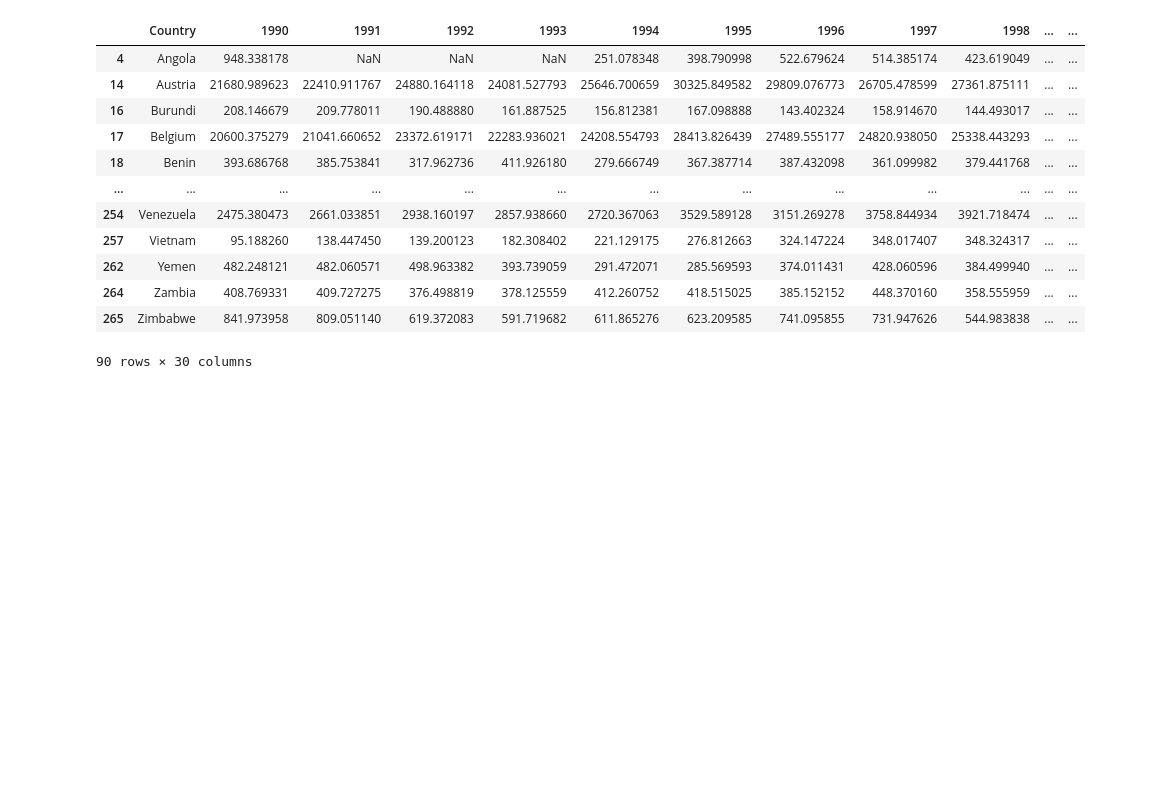
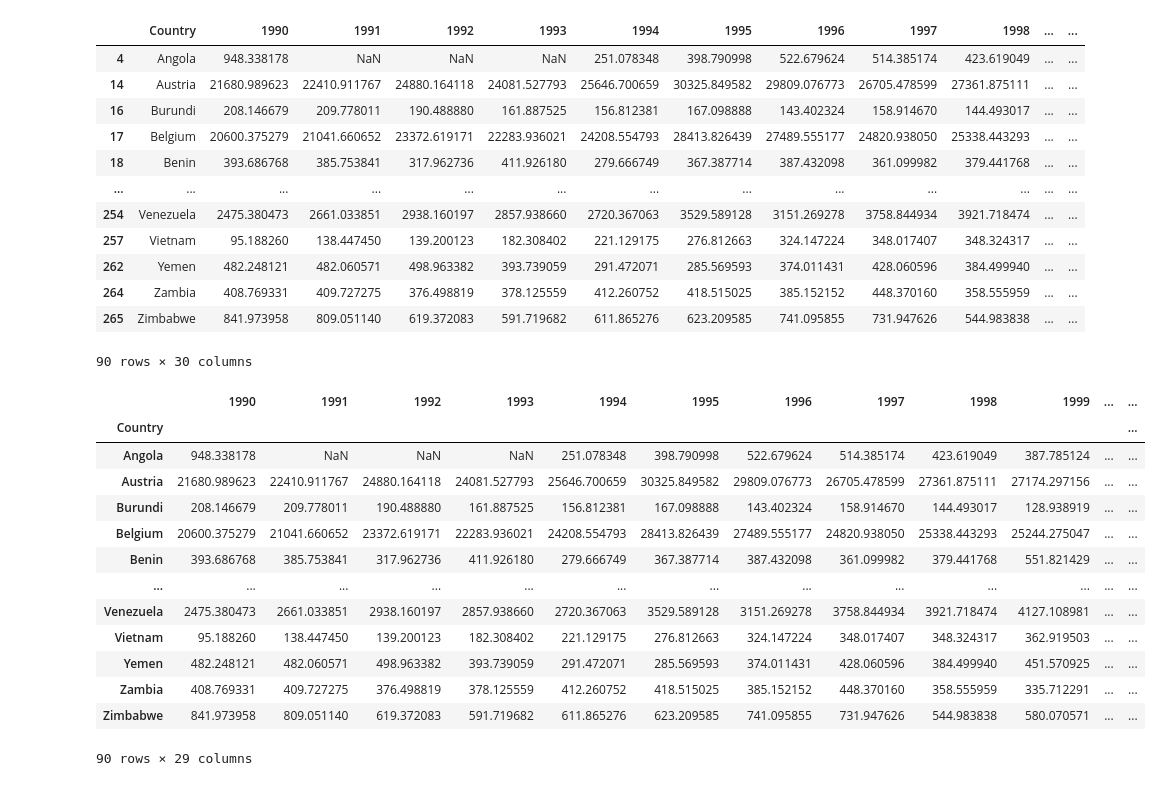
Before and after one commit to d0rtilla/Project-2-ETL, a Jupyter notebook: Coffee-Cleanup.ipynb, the cells around one changed output. Drawn from its saved outputs; the diff is of its cells as text; code cells hidden in the pictures; blank space fills up the shorter version.

Commit message:
changed file name for concat_consumption, trimmped_gdp and set indices to country name

```diff
--- a/Coffee-Cleanup.ipynb
+++ b/Coffee-Cleanup.ipynb
@@ -255,3 +255,20 @@ gdp_trimmed
 | 264 | Zambia | 408.769331 | 409.727275 | 376.498819 | 378.125559 | 412.260752 | 418.515025 | 385.152152 | 448.370160 | 358.555959 | ... | ... |
 | 265 | Zimbabwe | 841.973958 | 809.051140 | 619.372083 | 591.719682 | 611.865276 | 623.209585 | 741.095855 | 731.947626 | 544.983838 | ... | ... |
 90 rows × 30 columns
+# %%
+gdp_trimmed.set_index('Country')
+# %% [output]
+|  | 1990 | 1991 | 1992 | 1993 | 1994 | 1995 | 1996 | 1997 | 1998 | 1999 | ... | ... |
+| Country |  |  |  |  |  |  |  |  |  |  |  | ... |
+| Angola | 948.338178 | NaN | NaN | NaN | 251.078348 | 398.790998 | 522.679624 | 514.385174 | 423.619049 | 387.785124 | ... | ... |
+| Austria | 21680.989623 | 22410.911767 | 24880.164118 | 24081.527793 | 25646.700659 | 30325.849582 | 29809.076773 | 26705.478599 | 27361.875111 | 27174.297156 | ... | ... |
+| Burundi | 208.146679 | 209.778011 | 190.488880 | 161.887525 | 156.812381 | 167.098888 | 143.402324 | 158.914670 | 144.493017 | 128.938919 | ... | ... |
+| Belgium | 20600.375279 | 21041.660652 | 23372.619171 | 22283.936021 | 24208.554793 | 28413.826439 | 27489.555177 | 24820.938050 | 25338.443293 | 25244.275047 | ... | ... |
+| Benin | 393.686768 | 385.753841 | 317.962736 | 411.926180 | 279.666749 | 367.387714 | 387.432098 | 361.099982 | 379.441768 | 551.821429 | ... | ... |
+| ... | ... | ... | ... | ... | ... | ... | ... | ... | ... | ... | ... | ... |
+| Venezuela | 2475.380473 | 2661.033851 | 2938.160197 | 2857.938660 | 2720.367063 | 3529.589128 | 3151.269278 | 3758.844934 | 3921.718474 | 4127.108981 | ... | ... |
+| Vietnam | 95.188260 | 138.447450 | 139.200123 | 182.308402 | 221.129175 | 276.812663 | 324.147224 | 348.017407 | 348.324317 | 362.919503 | ... | ... |
+| Yemen | 482.248121 | 482.060571 | 498.963382 | 393.739059 | 291.472071 | 285.569593 | 374.011431 | 428.060596 | 384.499940 | 451.570925 | ... | ... |
+| Zambia | 408.769331 | 409.727275 | 376.498819 | 378.125559 | 412.260752 | 418.515025 | 385.152152 | 448.370160 | 358.555959 | 335.712291 | ... | ... |
+| Zimbabwe | 841.973958 | 809.051140 | 619.372083 | 591.719682 | 611.865276 | 623.209585 | 741.095855 | 731.947626 | 544.983838 | 580.070571 | ... | ... |
+90 rows × 29 columns
```
Also changed, not shown: parts of 2 cells of this notebook, 2 other files.
